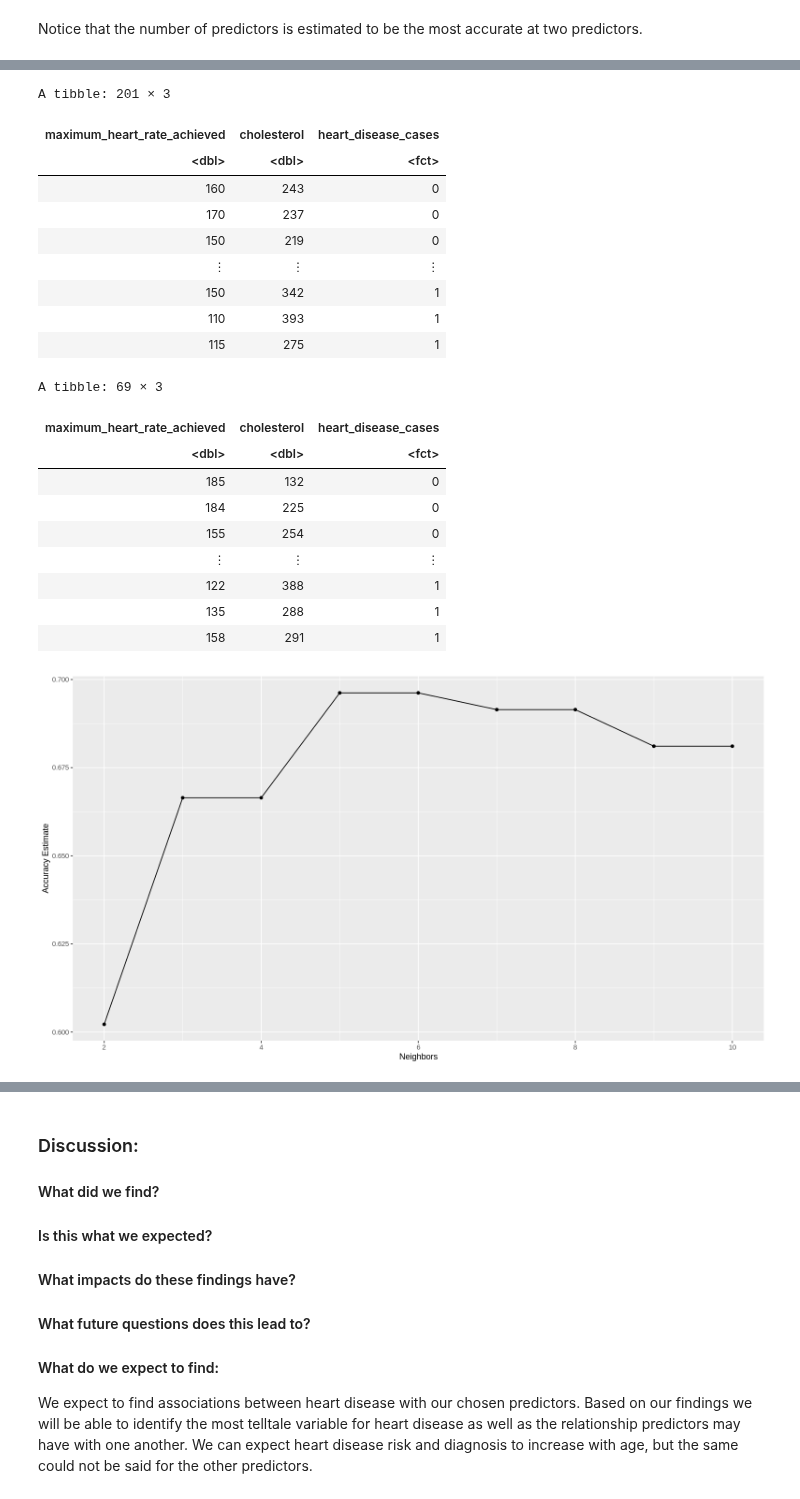
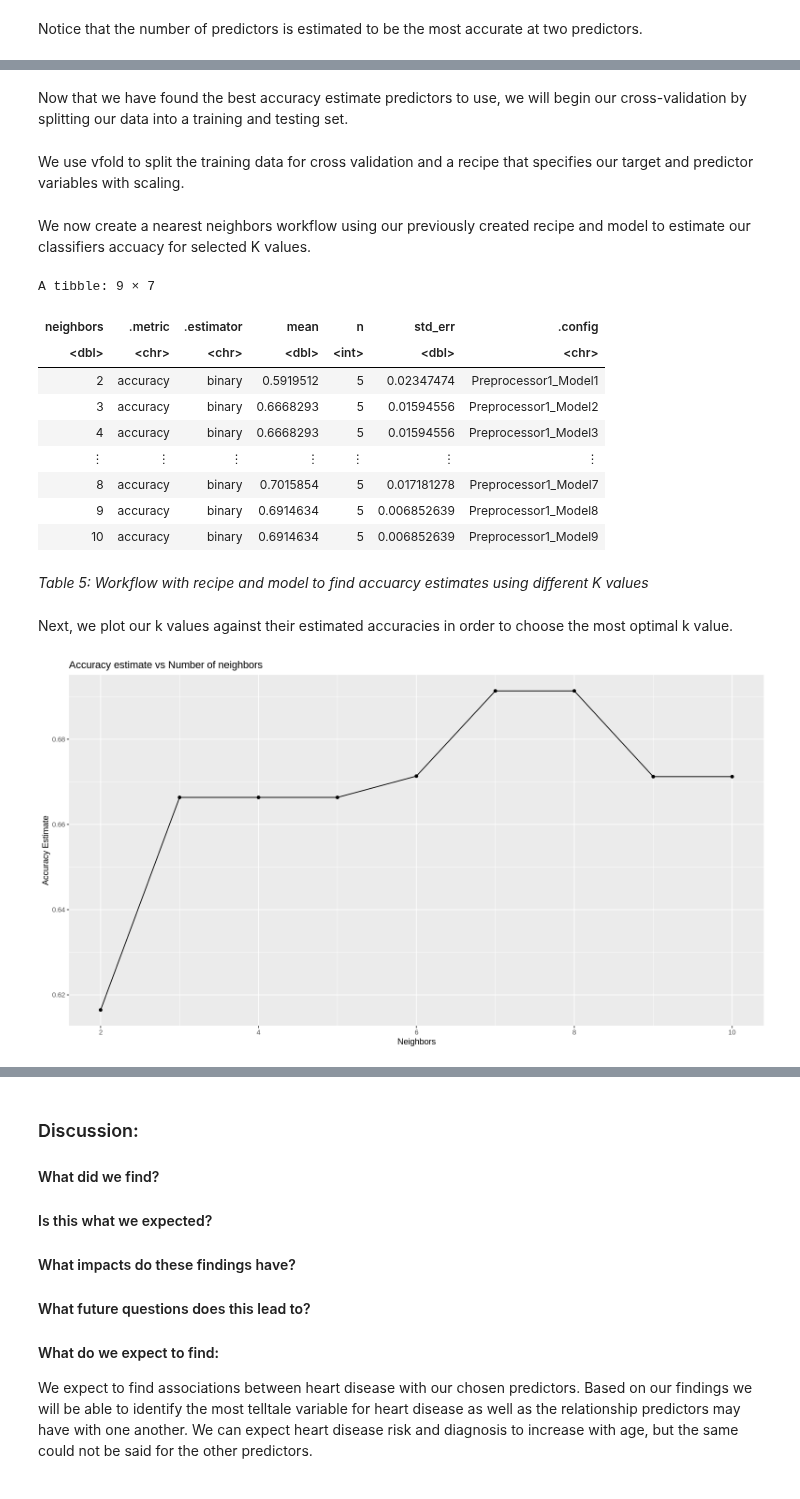
Before and after one commit to jaden-lai/DSCI-100-006-21, a Jupyter notebook: project_final.ipynb, the cells around one changed output, grey strips where cells are left out. Drawn from its saved outputs; the diff is of its cells as text; code cells hidden in the pictures.

```diff
--- a/project_final.ipynb
+++ b/project_final.ipynb
@@ -243,31 +240,11 @@ will replace the existing scale.
+# %% [markdown]
+Now that we have found the best accuracy estimate predictors to use, we will begin our cross-validation by splitting our data into a training and testing set.
 # %%
-# Create training and testing
 set.seed(27)
 hd_keep <- select(heart_disease_hungarian, maximum_heart_rate_achieved, cholesterol,heart_disease_cases)
+
 hd_split <- initial_split(hd_keep, prop = 0.75, strata = heart_disease_cases)
 hd_train <- training(hd_split)
 hd_test <- testing(hd_split)
-
-hd_train
-hd_test
-# %% [output]
-A tibble: 201 × 3
-| maximum_heart_rate_achieved | cholesterol | heart_disease_cases |
-| <dbl> | <dbl> | <fct> |
-| 160 | 243 | 0 |
-| 170 | 237 | 0 |
-| 150 | 219 | 0 |
-| ⋮ | ⋮ | ⋮ |
-| 150 | 342 | 1 |
-| 110 | 393 | 1 |
-| 115 | 275 | 1 |
-A tibble: 69 × 3
-| maximum_heart_rate_achieved | cholesterol | heart_disease_cases |
-| <dbl> | <dbl> | <fct> |
-| 185 | 132 | 0 |
-| 184 | 225 | 0 |
-| 155 | 254 | 0 |
-| ⋮ | ⋮ | ⋮ |
-| 122 | 388 | 1 |
-| 135 | 288 | 1 |
-| 158 | 291 | 1 |
+# %% [markdown]
+We use vfold to split the training data for cross validation and a recipe that specifies our target and predictor variables with scaling.
@@ -274,29 +257,41 @@ A tibble: 69 × 3
+# %% [markdown]
+We now create a nearest neighbors workflow using our previously created recipe and model to estimate our classifiers accuacy for selected K values.
 # %%
-# Using Tutorial classification 2
-# Estimate amount of K to classify using maximum_heart_rate_achieved and cholesterol
-
-knn_spec_2 <- nearest_neighbor(weight_func = "rectangular", neighbors = tune()) |>
+knn_spec <- nearest_neighbor(weight_func = "rectangular", neighbors = tune()) |>
             set_engine("kknn") |>
             set_mode("classification")
-
-hd_recipe <- recipe(heart_disease_cases ~ maximum_heart_rate_achieved + cholesterol, data = hd_train)
-
-hd_vfold <- vfold_cv(hd_train, v = 5, strata = heart_disease_cases)
 
 knn_results <- workflow() |>
                  add_recipe(hd_recipe) |>
                  add_model(knn_spec) |>
                  tune_grid(resamples = hd_vfold, grid = tibble(neighbors = c(2,3,4,5,6,7,8,9,10))) |>
-                 collect_metrics()
-
-accuracy <- knn_results |>
+                 collect_metrics() |>
                  filter(.metric == 'accuracy')
 
-cross_val_plot <- ggplot(accuracy, aes(x = neighbors, y = mean)) +
-                  geom_point() +
-                  geom_line() +
-                  labs(x = 'Neighbors', y = 'Accuracy Estimate')
-
-cross_val_plot
+knn_results
 # %% [output]
-[figure, removed]
+A tibble: 9 × 7
+| neighbors | .metric | .estimator | mean | n | std_err | .config |
+| <dbl> | <chr> | <chr> | <dbl> | <int> | <dbl> | <chr> |
+| 2 | accuracy | binary | 0.5919512 | 5 | 0.02347474 | Preprocessor1_Model1 |
+| 3 | accuracy | binary | 0.6668293 | 5 | 0.01594556 | Preprocessor1_Model2 |
+| 4 | accuracy | binary | 0.6668293 | 5 | 0.01594556 | Preprocessor1_Model3 |
+| ⋮ | ⋮ | ⋮ | ⋮ | ⋮ | ⋮ | ⋮ |
+| 8 | accuracy | binary | 0.7015854 | 5 | 0.017181278 | Preprocessor1_Model7 |
+| 9 | accuracy | binary | 0.6914634 | 5 | 0.006852639 | Preprocessor1_Model8 |
+| 10 | accuracy | binary | 0.6914634 | 5 | 0.006852639 | Preprocessor1_Model9 |
+# %% [markdown]
+*Table 5: Workflow with recipe and model to find accuarcy estimates using different K values*
+# %% [markdown]
+Next, we plot our k values against their estimated accuracies in order to choose the most optimal k value.
+# %%
+cross_val_plot <- ggplot(accuracy, aes(x = neighbors, y = mean)) +
+                  geom_point() +
+                  geom_line() +
+                  labs(x = 'Neighbors', y = 'Accuracy Estimate', title = "Accuracy estimate vs Number of neighbors")
+
+knn_results <- knn_results |> arrange(mean)
+
+cross_val_plot
+# %% [output]
+[figure, added]
```
Also changed, not shown: parts of 18 cells of this notebook.
